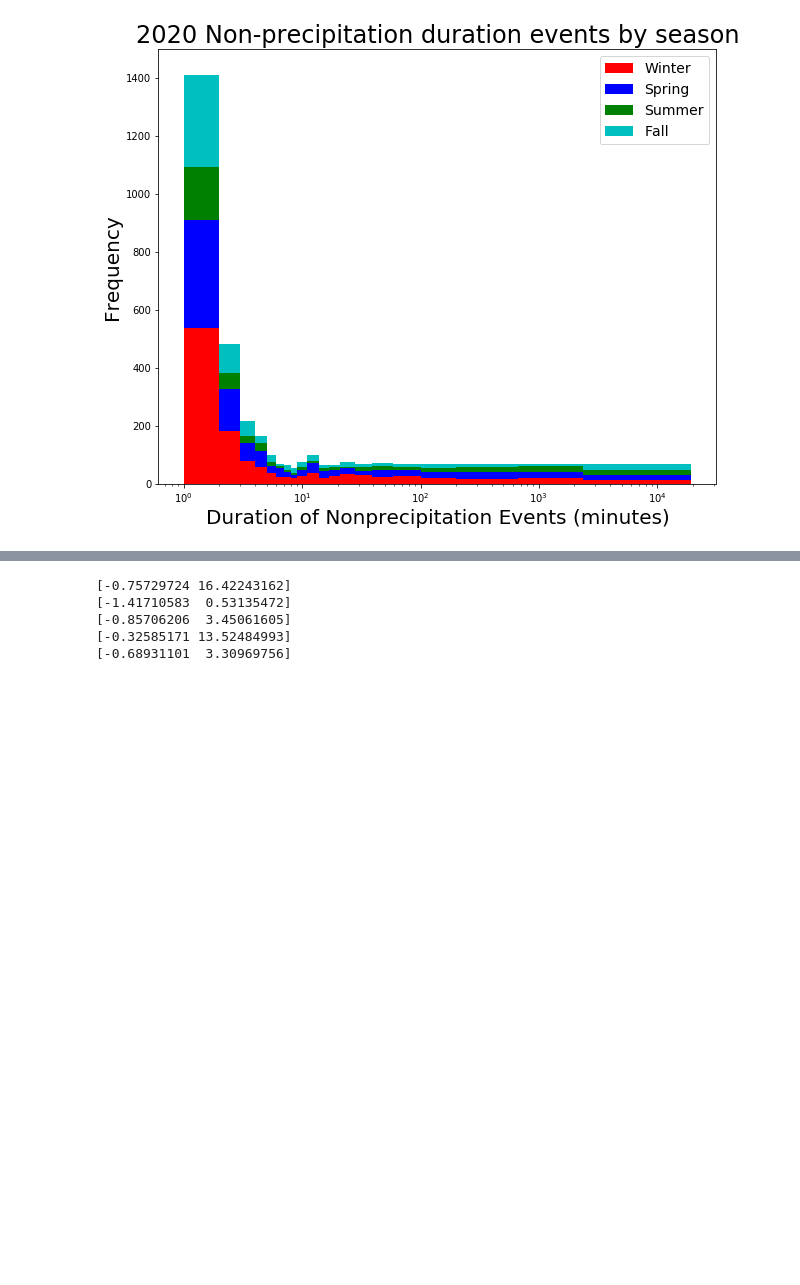
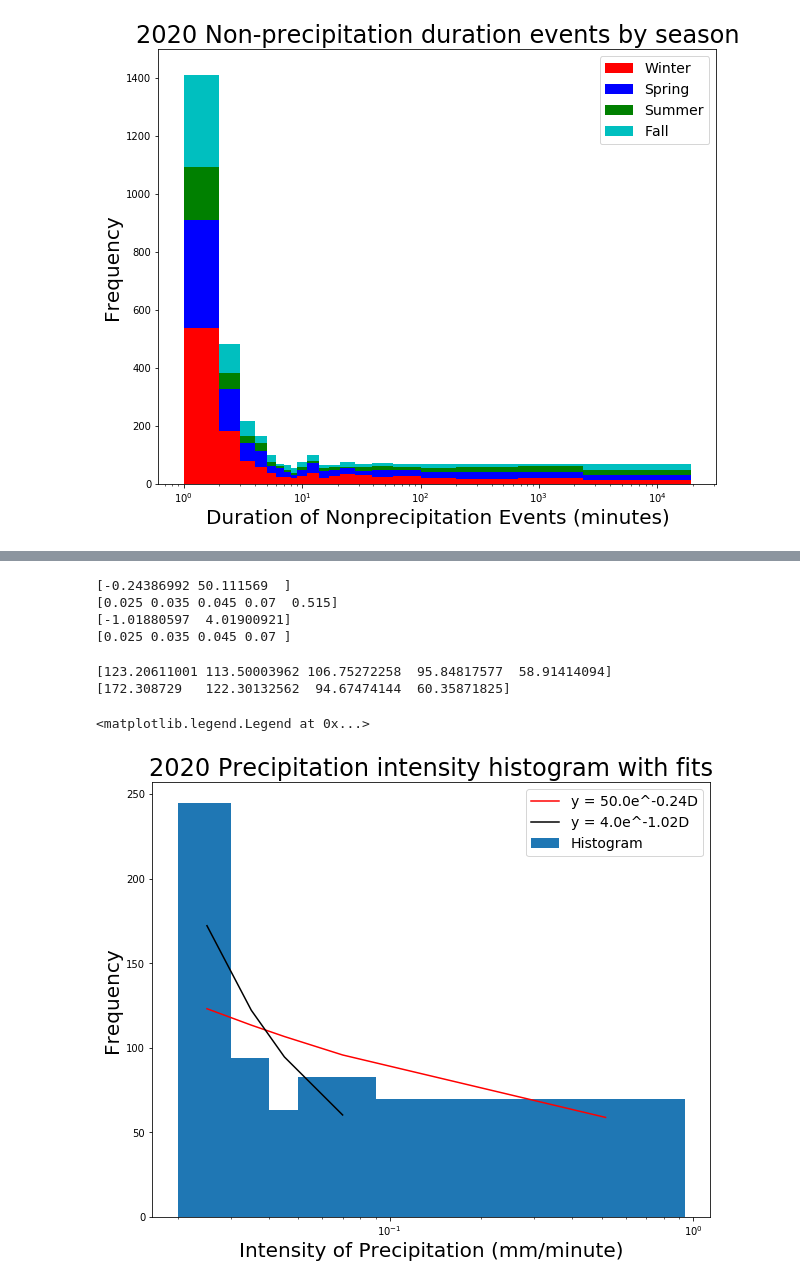
Before and after one commit to zhangt3-e/senior_thesis, a Jupyter notebook: Code/intensity_and_non_precip.ipynb, the cells around one changed output, grey strips where cells are left out. Saved outputs shown, nothing was run; the diff lists cells and outputs as text; code cells hidden in the pictures; blank space fills up the shorter version.

```diff
--- a/Code/intensity_and_non_precip.ipynb
+++ b/Code/intensity_and_non_precip.ipynb
@@ -993,46 +1000,51 @@ print(inten_hist19_98)
-# %%
-curve19_inten100, bin19_val_inten100 = histplot.calc(inten19, intens19_100)
-print(curve19_inten100)
-print(bin19_val_inten100)
-curve19_inten98, bin19_val_inten98 = histplot.calc(inten19, intens19_98)
-print(curve19_inten98)
-print(bin19_val_inten98)
-
-#Wint_19coef, Wint_bin_val_19, Whist19 = calc(Winten19, intensa19)
-#print(Wint_19coef)
-
-#Sp_int_19coef, Sp_int_bin_val_19, Sp_hist19 = calc(Sp_inten19, intensa19)
-#print(Sp_int_19coef)
-
-#Su_int_19coef, Su_int_bin_val_19, Su_hist19 = calc(Su_inten19, intensa19)
-#print(Su_int_19coef)
-
-#Fint_19coef, Fint_bin_val_19, Fhist19 = calc(Finten19, intensa19)
-#print(Fint_19coef)
-# %% [output]
-[-0.75729724 16.42243162]
-[-1.41710583  0.53135472]
-[-0.85706206  3.45061605]
-[-0.32585171 13.52484993]
-[-0.68931101  3.30969756]
+# %%
+curve20_inten100, bin20_val_inten100 = histplot.calc(inten20, intens20_100)
+print(curve20_inten100)
+print(bin20_val_inten100)
+curve20_inten98, bin20_val_inten98 = histplot.calc(inten20, intens20_98)
+print(curve20_inten98)
+print(bin20_val_inten98)
+
+#Wint_20coef, Wint_bin_val_20, Whist20 = calc(Winten20, intensa20)
+#print(Wint_20coef)
+
+#Sp_int_20coef, Sp_int_bin_val_20, Sp_hist20 = calc(Sp_inten20, intensa20)
+#print(Sp_int_20coef)
+
+#Su_int_20coef, Su_int_bin_val_20, Su_hist20 = calc(Su_inten20, intensa20)
+#print(Su_int_20coef)
+
+#Fint_20coef, Fint_bin_val_20, Fhist20 = calc(Finten20, intensa20)
+#print(Fint_20coef)
+# %% [output]
+[-0.24386992 50.111569  ]
+[0.025 0.035 0.045 0.07  0.515]
+[-1.01880597  4.01900921]
+[0.025 0.035 0.045 0.07 ]
 # %%
-hist19_inten100_predict =curve19_inten100[1]*np.exp(curve19_inten100[0]*np.log(bin19_val_inten100))
-print(hist19_inten100_predict)
-hist19_inten98_predict =curve19_inten98[1]*np.exp(curve19_inten98[0]*np.log(bin19_val_inten98))
-print(hist19_inten98_predict)
+hist20_inten100_predict =curve20_inten100[1]*np.exp(curve20_inten100[0]*np.log(bin20_val_inten100))
+print(hist20_inten100_predict)
+hist20_inten98_predict =curve20_inten98[1]*np.exp(curve20_inten98[0]*np.log(bin20_val_inten98))
+print(hist20_inten98_predict)
+# %% [output]
+[123.20611001 113.50003962 106.75272258  95.84817577  58.91414094]
+[172.308729   122.30132562  94.67474144  60.35871825]
 # %%
 plt.figure(figsize = (10,8))
-plt.bar(bin19_val_inten100, inten_hist19_100, np.diff(inten_bin19_edge100))
+plt.bar(bin20_val_inten100, inten_hist20_100, np.diff(inten_bin20_edge100))
 plt.xlabel('Intensity of Precipitation (mm/minute)', fontsize = 20)
 plt.xscale('log')
 #plt.ylim(0,2500)
 #plt.yscale('log')
 plt.ylabel('Frequency', fontsize = 20)
-plt.title('2019 Precipitation intensity histogram with fits', fontsize = 24)
-plt.plot(bin19_val_inten100, hist19_inten100_predict, color = 'r')
-plt.plot(bin19_val_inten98, hist19_inten98_predict, color = 'k')
-label_19_inten100 = 'y = ' + str(round(curve19_inten100[1])) + 'e^' + str(round(curve19_inten100[0],2)) + 'D'
-label_19_inten98 = 'y = ' + str(round(curve19_inten98[1])) + 'e^' + str(round(curve19_inten98[0],2)) + 'D'
-plt.legend(labels = [label_19_inten100, label_19_inten98, 'Histogram'], fontsize = 14)
+plt.title('2020 Precipitation intensity histogram with fits', fontsize = 24)
+plt.plot(bin20_val_inten100, hist20_inten100_predict, color = 'r')
+plt.plot(bin20_val_inten98, hist20_inten98_predict, color = 'k')
+label_20_inten100 = 'y = ' + str(round(curve20_inten100[1])) + 'e^' + str(round(curve20_inten100[0],2)) + 'D'
+label_20_inten98 = 'y = ' + str(round(curve20_inten98[1])) + 'e^' + str(round(curve20_inten98[0],2)) + 'D'
+plt.legend(labels = [label_20_inten100, label_20_inten98, 'Histogram'], fontsize = 14)
+# %% [output]
+<matplotlib.legend.Legend at 0x...>
+[figure, added]
 # %%
 plt.figure(figsize = (10,8))
```
Also changed, not shown: parts of 3 cells of this notebook, 3 other files.
